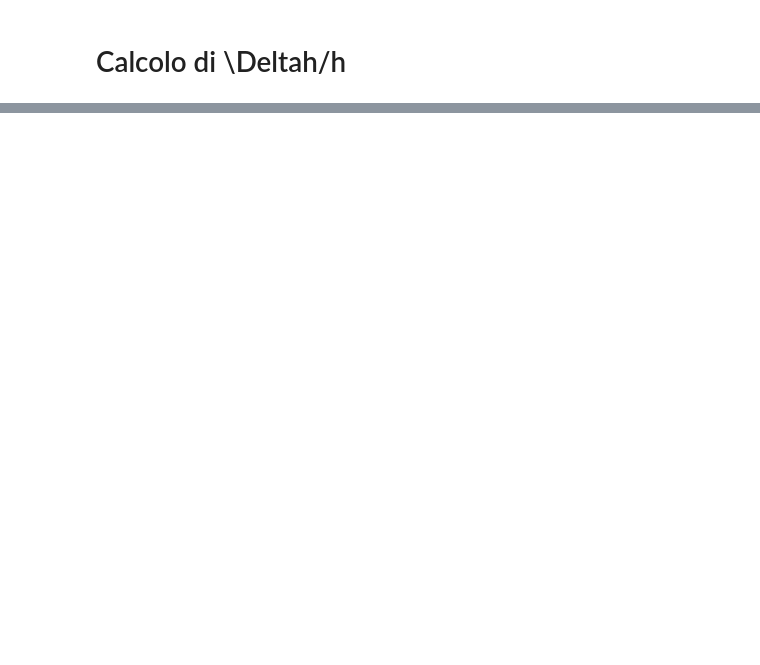
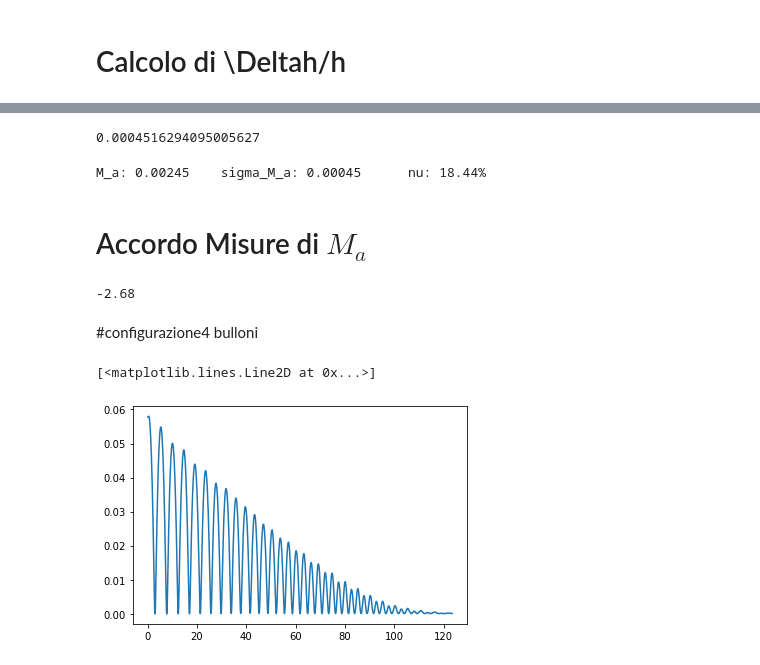
Before and after one commit to unTipicoCapodoglio/prova5, a Jupyter notebook: analisi5d.ipynb, the cells around one changed output, grey strips where cells are left out. Saved outputs shown, nothing was run; the diff lists cells and outputs as text; code cells hidden in the pictures; blank space fills up the shorter version.

```diff
--- a/analisi5d.ipynb
+++ b/analisi5d.ipynb
@@ -124,0 +117,36 @@ M_a2
+# %%
+_m,_r,_delta = sp.symbols('m,r,delta')
+_g = sp.Symbol('g')
+_sigma_m,_sigma_r,_sigma_delta = sp.symbols('sigma_m,sigma_r,sigma_delta')
+_M_a = (_m*_g*_r*_delta)/(2-_delta)
+_sigma_M_a = quad(sp.diff(_M_a,_r)*_sigma_r,
+                  sp.diff(_M_a,_m)*_sigma_m,
+                  sp.diff(_M_a,_delta)*_sigma_delta)
+sigma_M_a = _sigma_M_a.subs([(_g,9.805),(_m,m),(_r,r),(_delta,delta),(_sigma_m,sigma_m),(_sigma_r,sigma_r),(_sigma_delta,sigma_delta)])
+float(sigma_M_a)
+# %% [output]
+0.0004516294095005627
+# %%
+print("M_a: {:.5f}".format(M_a), "sigma_M_a: {:.2g}".format(sigma_M_a),"nu: {:.2%}".format(sigma_M_a/M_a), sep = '\t'  )
+# %% [output]
+M_a: 0.00245    sigma_M_a: 0.00045      nu: 18.44%
+# %% [markdown]
+# Accordo Misure di $M_a$
+# %%
+M_a_precedente = 0.005666034330301021
+sigma_M_a_precedente = 0.00110972325801816
+z = (M_a-M_a_precedente)/quad(sigma_M_a, sigma_M_a_precedente)
+print("{:.2f}".format(z))
+# %% [output]
+-2.68
+# %% [markdown]
+#configurazione4 bulloni
+# %%
+dff=pd.read_csv('data/completa4.txt', sep = '\t', skiprows=1)
+h = dff['Position (m)'].to_numpy()
+t =dff['Time (s)'].to_numpy()
+H = h.max()-h
+plt.plot(t,H)
+# %% [output]
+[<matplotlib.lines.Line2D at 0x...>]
+[figure, added]
```
Also changed, not shown: parts of 24 cells of this notebook, 1 other file.
